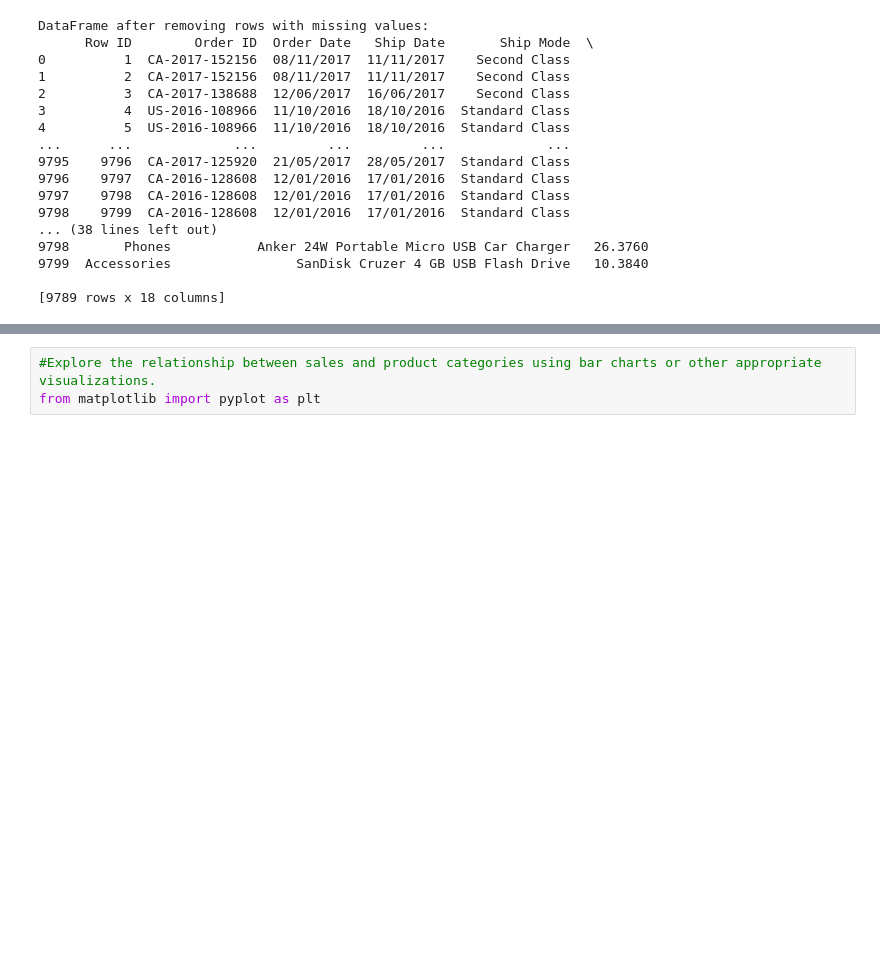
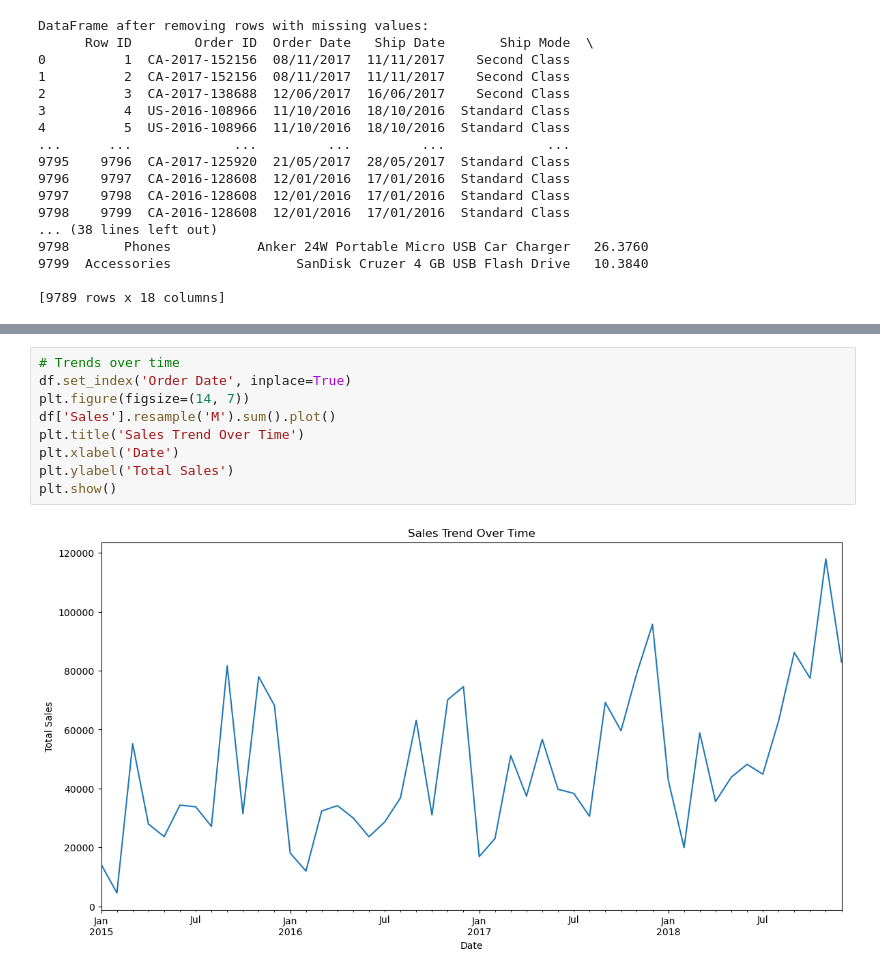
Before and after one commit to Adithikulkarni/Sales_Performance_analysis, a Jupyter notebook: Sales_performance_analysis.ipynb, the cells around one changed output, grey strips where cells are left out. Drawn from its saved outputs; the diff is of its cells as text; blank space fills up the shorter version.

```diff
--- a/Sales_performance_analysis.ipynb
+++ b/Sales_performance_analysis.ipynb
@@ -166,4 +120,12 @@ sns.histplot(x='Sales',data=df,bins=50,edgecolor='black',lw=20,ls='--')
 # %%
-#Explore the relationship between sales and product categories using bar charts or other appropriate visualizations.
-from matplotlib import pyplot as plt
+# Trends over time
+df.set_index('Order Date', inplace=True)
+plt.figure(figsize=(14, 7))
+df['Sales'].resample('M').sum().plot()
+plt.title('Sales Trend Over Time')
+plt.xlabel('Date')
+plt.ylabel('Total Sales')
+plt.show()
+# %% [output]
+[figure, added]
 # %%
```
Also changed, not shown: parts of 18 cells of this notebook.
